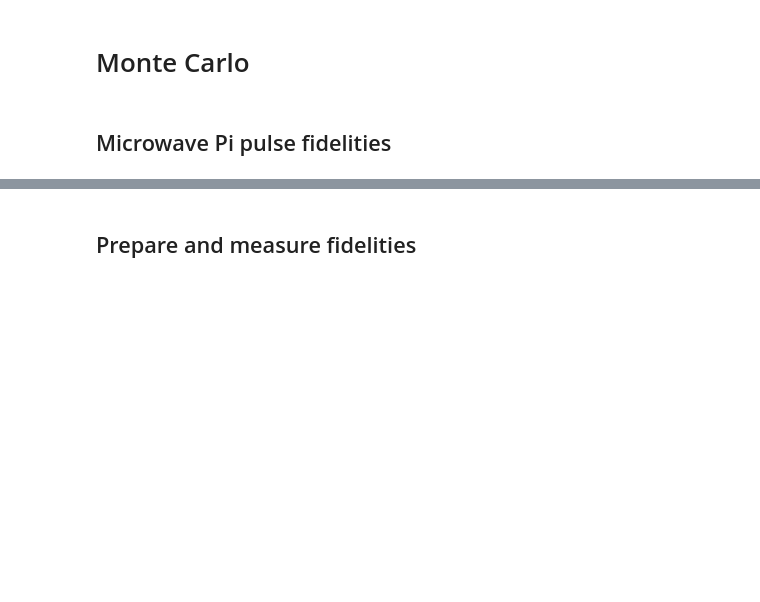
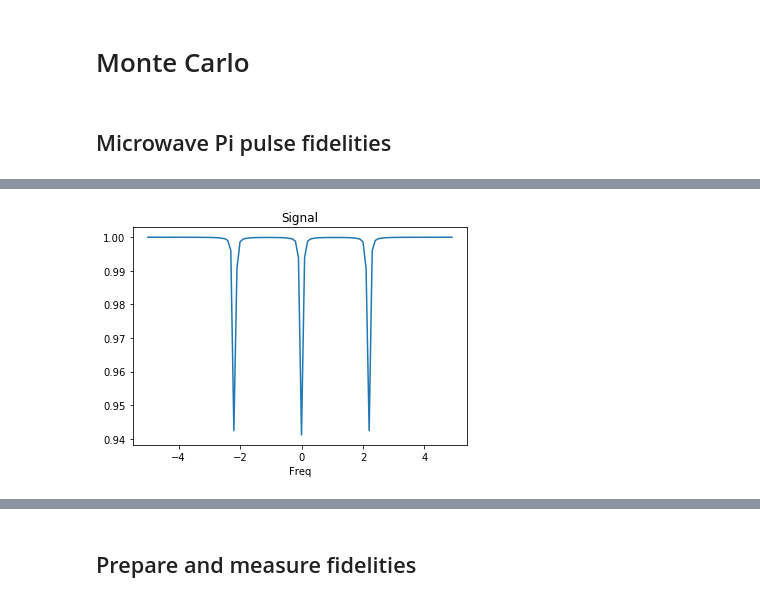
Before and after one commit to zaguros/analysis, a Jupyter notebook: notebooks/Quantum Networks/Simulations/MW_pulse_simulation.ipynb, the cells around one changed output, grey strips where cells are left out. Saved outputs shown, nothing was run; the diff lists cells and outputs as text; code cells hidden in the pictures; blank space fills up the shorter version.

```diff
--- a/notebooks/Quantum Networks/Simulations/MW_pulse_simulation.ipynb
+++ b/notebooks/Quantum Networks/Simulations/MW_pulse_simulation.ipynb
@@ -67,2 +66,10 @@ Infidelity is 0.023634 \pm 0.002809
+# %%
+reload(nsc)
+NVsys = nsc.noisy_NV_system(mw_duration=10000e-9,use_hf_library = True,inc_nitrogen=True,pulse_shape='square',scheme="simple")
+# NVsys = nsc.NV_system(carbon_params = [],inc_nitrogen=True,scheme="XY8")
+
+dd = nsc.dark_esr(NVsys)
+# %% [output]
+[figure, added]
 # %%
 reload(nsc)
```
Also changed, not shown: parts of 4 cells of this notebook, 1 other file.
